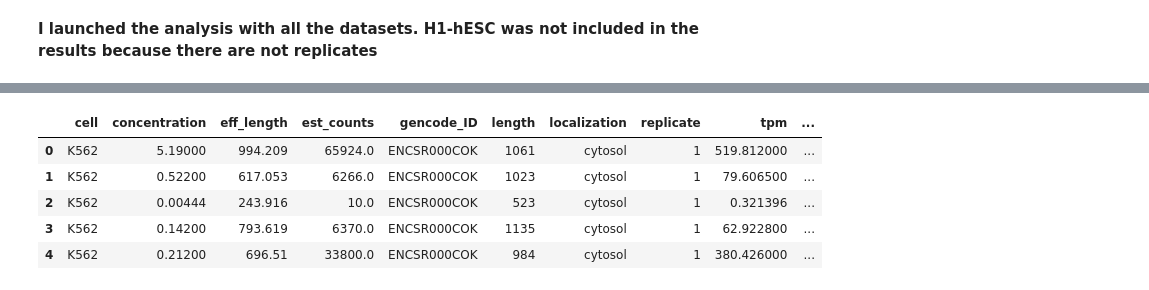
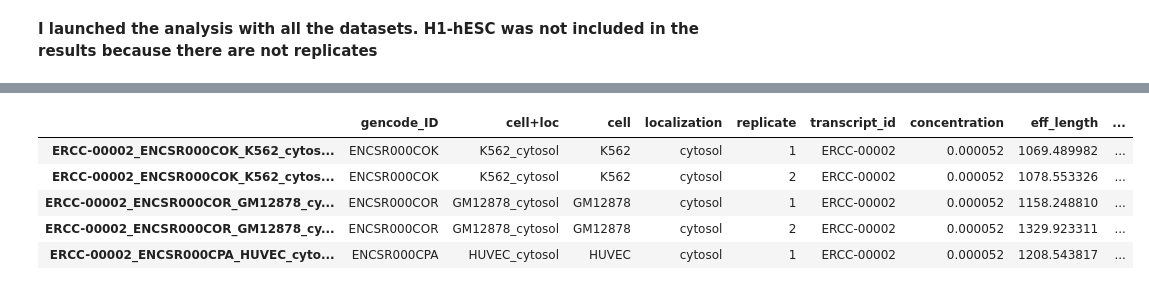
Before and after one commit to a-slide/iPython-Notebook, a Jupyter notebook: Notebooks/2016_07_02_Epi2_pilot_datasets_analysis_localization.ipynb, the cells around one changed output, grey strips where cells are left out. Drawn from its saved outputs; the diff is of its cells as text; code cells hidden in the pictures.

Commit message:
update epi2 localization notebook with ERCC tests

```diff
--- a/Notebooks/2016_07_02_Epi2_pilot_datasets_analysis_localization.ipynb
+++ b/Notebooks/2016_07_02_Epi2_pilot_datasets_analysis_localization.ipynb
@@ -937,10 +940,19 @@ sleuth_analysis <- function(sample_list, transcript_info, select_col, select_val
     so <- sleuth_lrt(so, 'reduced', 'full')
 
     cat("EXPORT RESULTS")
+    # Save all the raw abundance results in a table
+    fname = file.path(outdir, "abundance_raw.tsv")
+    write.table(so$obs_raw, file = fname, row.names=FALSE, na="",col.names=TRUE, sep="\t", quote=FALSE)
+    # Save all the normalised abundance results in a table
+    fname = file.path(outdir, "abundance_normed.tsv")
+    write.table(so$obs_norm, file = fname, row.names=FALSE, na="",col.names=TRUE, sep="\t", quote=FALSE)
+    # Save all the normalised and filtered abundance results in a table
+    fname = file.path(outdir, "abundance_normed_filtered.tsv")
+    write.table(so$obs_norm_filt, file = fname, row.names=FALSE, na="",col.names=TRUE, sep="\t", quote=FALSE)
     # Save all the results in a table
     results_table <- sleuth_results(so, 'reduced:full', test_type = 'lrt')
     fname = file.path(outdir, "DE_Sleuth.tsv")
-    write.table(results_table, file = fname, row.names=TRUE, na="",col.names=TRUE, sep="\t")
+    write.table(results_table, file = fname, row.names=TRUE, na="",col.names=TRUE, sep="\t", quote=FALSE)
 
     # Save the Sleuth object for further analysis
     fname = file.path(outdir, "DE_Sleuth.rds")
@@ -953,8 +1001,8 @@ sleuth_analysis <- function(sample_list, transcript_info, select_col, select_val
 # %%
 transcript_info = "../../Reference_Genomes/gencode_v24_lncRNA_transcripts_info.tsv"
 kallisto_dir = "./Localisation_Original_Datasets/Djebali-ENCODE/kallisto"
-sleuth_dir = "./Localisation_Original_Datasets/Djebali-ENCODE/sleuth/"
-subdir_list = c("allRNA_ERCC","allRNA") # "lncRNA_ERCC","lncRNA"
+sleuth_dir = "./Localisation_Original_Datasets/Djebali-ENCODE/sleuth"
+subdir_list = c("lncRNA_ERCC","lncRNA")
 select_col = "cell_type"
 de_col = "localization + replicate"
 beta_factor_list = c('localizationnucleus', 'replicate')
@@ -1047,45 +1079,67 @@ ENST00000461467.1       590     310.865 0       0
 # %%
-from collections import OrderedDict
-import pandas as pd
-
 # Read the concentration data from the ERCC
 ERCC_dict = {}
 ERCC_conc = "./Localisation_Original_Datasets/Djebali-ENCODE/Protocol_info/NistPool14Concentrations.tsv"
 with open (ERCC_conc, "r") as fp:
     for line in fp:
         sl = line.split()
         if sl[0] != "#":
-            ERCC_dict[sl[0]] = sl[1]
+            ERCC_dict[sl[0]] = float(sl[1])
 
 # Parse the kallisto tsv files containing the tpm results and extract the tpm and the est values
-# Build a flat dict table containing all the data indexed by number
-ERCC_association = []
-basedir = "./Localisation_Original_Datasets/Djebali-ENCODE/kallisto/allRNA_ERCC"
+# Build a dict table containing all the data indexed by sample and gene name
+ERCC_abundance = OrderedDict ()
+basedir = "./Localisation_Original_Datasets/Djebali-ENCODE/sleuth/lncRNA_ERCC"
+abundance_results = {
+    "raw":"abundance_raw.tsv",
+    "norm":"abundance_normed.tsv",
+    "filter":"abundance_normed_filtered.tsv"}
+
+# Iterate throught the result folder
 for subdir in sorted([path for path in glob(basedir+"/*") if isdir(path)]):
-    sample_name = basename(subdir)
-    for line in open (subdir+"/abundance.tsv", "r"):
-        sl = line.split()
-        if sl[0] in ERCC_dict:
-            ERCC_association.append({
-                    "gencode_ID":sample_name.split("_")[0],
-                    "cell":sample_name.split("_")[1],
-                    "localization":sample_name.split("_")[2],
-                    "replicate":int(sample_name.split("_")[3]),
-                    "transcript_id":sl[0],
-                    "concentration":float(ERCC_dict[sl[0]])*100000,
-                    "length":sl[1],
-                    "eff_length":sl[2],
-                    "est_counts":float(sl[3]),
-                    "tpm":float(sl[4]),
-                })
+
+    # Iterate throught the abundance result files
+    for res_type, abundance_file_suffix in abundance_results.items():
+        abundance_file = "{}/{}".format(subdir, abundance_file_suffix)
+        with open (abundance_file, "r") as fp:
+
+            # read the first line and determine the table structure that is not always the same...
+            header_line = next(fp)
+            hd =  {name:i for i, name in enumerate(header_line.split())}
+
+            # now iterate through the other lines and find the lines with ERCC transcripts
+            for line in fp:
+                sl = line.split()
+                transcript_id = sl[hd["target_id"]]
+                sample_name = sl[hd["sample"]]
+                if transcript_id in ERCC_dict:
+                    key = "{}_{}".format(transcript_id, sample_name)
+
+                    # When found for the first time = extract generic informations for this sample/gen combination
+                    if key not in ERCC_abundance:
+                        gencode_ID, cell, localization, replicate = sample_name.split("_")
+                        ERCC_abundance[key] = OrderedDict ()
+                        ERCC_abundance[key]["gencode_ID"] = gencode_ID
+                        ERCC_abundance[key]["cell+loc"] = "{}_{}".format(cell, localization)
+                        ERCC_abundance[key]["cell"] = cell
+                        ERCC_abundance[key]["localization"] = localization
+                        ERCC_abundance[key]["replicate"] = replicate
+                        ERCC_abundance[key]["transcript_id"] = transcript_id
+                        ERCC_abundance[key]["concentration"] = ERCC_dict[transcript_id]
+                        ERCC_abundance[key]["eff_length"] = float(sl[hd["eff_len"]])
+                        ERCC_abundance[key]["length"] = float(sl[hd["len"]])
+
+                    # Then extract the tpm and est_count
+                    ERCC_abundance[key]["est_"+res_type] = float(sl[hd["est_counts"]])
+                    ERCC_abundance[key]["tpm_"+res_type] = float(sl[hd["tpm"]])
 
 # Transform into a panda dataframe
-df = pd.DataFrame(ERCC_association)
-df.head()
+df = pd.DataFrame.from_dict(ERCC_abundance, orient='index')
+df.head(5)
 # %% [output]
-|  | cell | concentration | eff_length | est_counts | gencode_ID | length | localization | replicate | tpm | ... |
-| 0 | K562 | 5.19000 | 994.209 | 65924.0 | ENCSR000COK | 1061 | cytosol | 1 | 519.812000 | ... |
-| 1 | K562 | 0.52200 | 617.053 | 6266.0 | ENCSR000COK | 1023 | cytosol | 1 | 79.606500 | ... |
-| 2 | K562 | 0.00444 | 243.916 | 10.0 | ENCSR000COK | 523 | cytosol | 1 | 0.321396 | ... |
-| 3 | K562 | 0.14200 | 793.619 | 6370.0 | ENCSR000COK | 1135 | cytosol | 1 | 62.922800 | ... |
-| 4 | K562 | 0.21200 | 696.51 | 33800.0 | ENCSR000COK | 984 | cytosol | 1 | 380.426000 | ... |
+|  | gencode_ID | cell+loc | cell | localization | replicate | transcript_id | concentration | eff_length | ... |
+| ERCC-00002_ENCSR000COK_K562_cytos... | ENCSR000COK | K562_cytosol | K562 | cytosol | 1 | ERCC-00002 | 0.000052 | 1069.489982 | ... |
+| ERCC-00002_ENCSR000COK_K562_cytos... | ENCSR000COK | K562_cytosol | K562 | cytosol | 2 | ERCC-00002 | 0.000052 | 1078.553326 | ... |
+| ERCC-00002_ENCSR000COR_GM12878_cy... | ENCSR000COR | GM12878_cytosol | GM12878 | cytosol | 1 | ERCC-00002 | 0.000052 | 1158.248810 | ... |
+| ERCC-00002_ENCSR000COR_GM12878_cy... | ENCSR000COR | GM12878_cytosol | GM12878 | cytosol | 2 | ERCC-00002 | 0.000052 | 1329.923311 | ... |
+| ERCC-00002_ENCSR000CPA_HUVEC_cyto... | ENCSR000CPA | HUVEC_cytosol | HUVEC | cytosol | 1 | ERCC-00002 | 0.000052 | 1208.543817 | ... |
```
Also changed, not shown: parts of 24 cells of this notebook.
